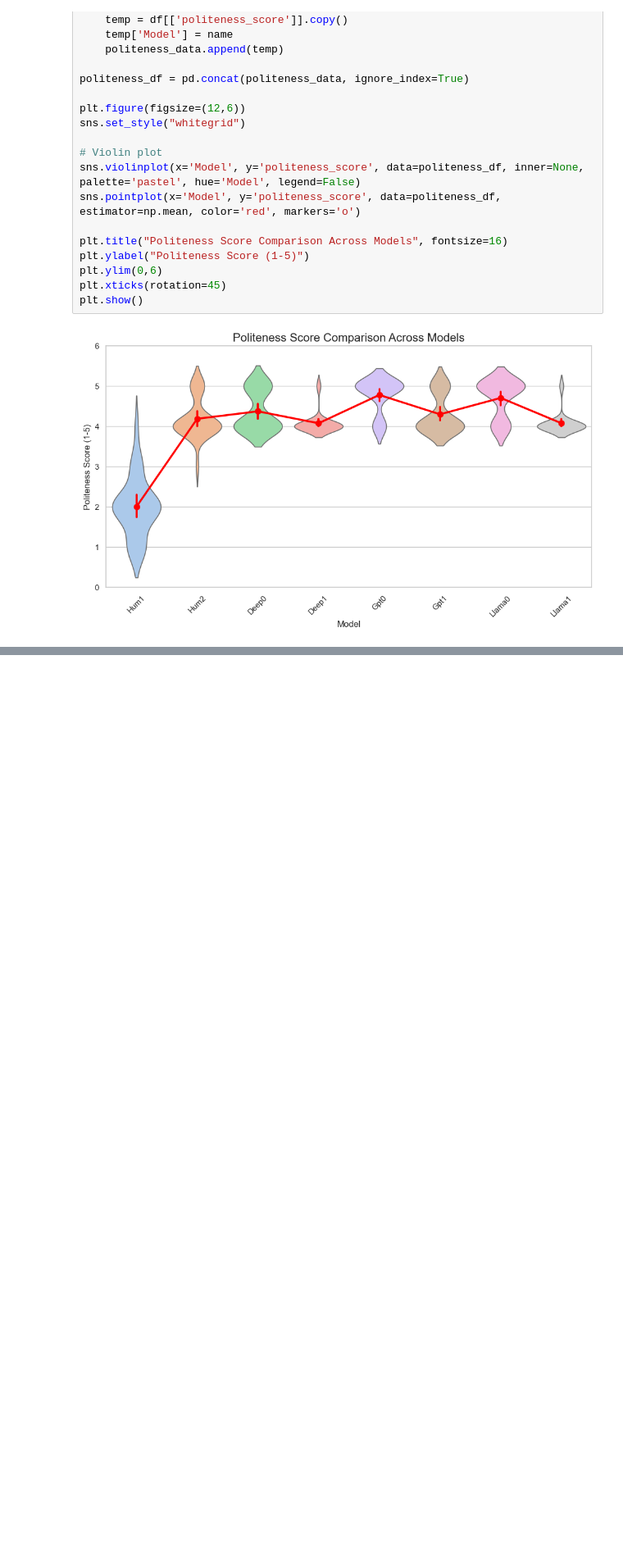
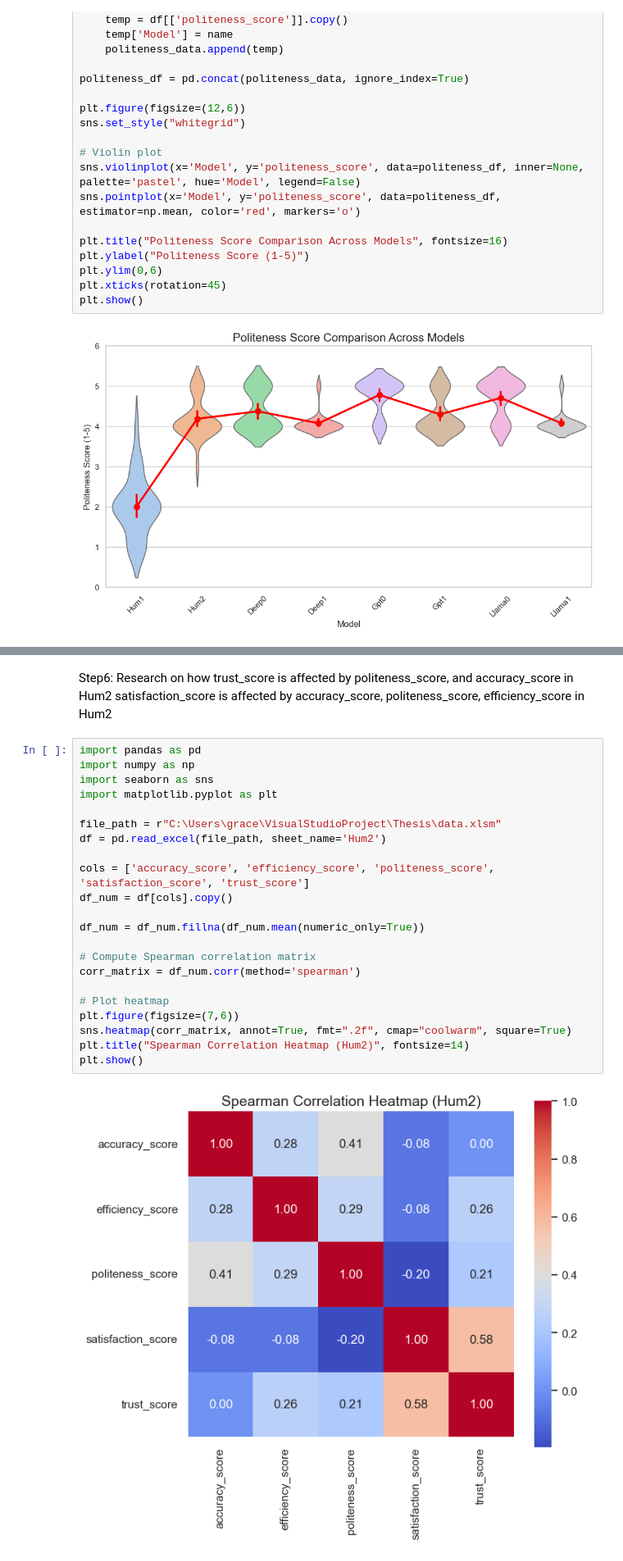
Before and after one commit to Grace128pan/Thesis, a Jupyter notebook: analysis.ipynb, the cells around one changed output, grey strips where cells are left out. Shown at 82% size. Drawn from its saved outputs; the diff is of its cells as text; blank space fills up the shorter version.

```diff
--- a/analysis.ipynb
+++ b/analysis.ipynb
@@ -336,0 +569,27 @@ Step5: Research on how trust_score is affected by politeness_score, and accuracy
+# %% [markdown]
+Step6: Research on how trust_score is affected by politeness_score, and accuracy_score in Hum2
+                       satisfaction_score is affected by accuracy_score, politeness_score, efficiency_score in Hum2
+# %%
+import pandas as pd
+import numpy as np
+import seaborn as sns
+import matplotlib.pyplot as plt
+
+file_path = r"C:\Users\grace\VisualStudioProject\Thesis\data.xlsm"
+df = pd.read_excel(file_path, sheet_name='Hum2')
+
+cols = ['accuracy_score', 'efficiency_score', 'politeness_score', 'satisfaction_score', 'trust_score']
+df_num = df[cols].copy()
+
+df_num = df_num.fillna(df_num.mean(numeric_only=True))
+
+# Compute Spearman correlation matrix
+corr_matrix = df_num.corr(method='spearman')
+
+# Plot heatmap
+plt.figure(figsize=(7,6))
+sns.heatmap(corr_matrix, annot=True, fmt=".2f", cmap="coolwarm", square=True)
+plt.title("Spearman Correlation Heatmap (Hum2)", fontsize=14)
+plt.show()
+# %% [output]
+[figure, added]
```
Also changed, not shown: parts of 19 cells of this notebook.
